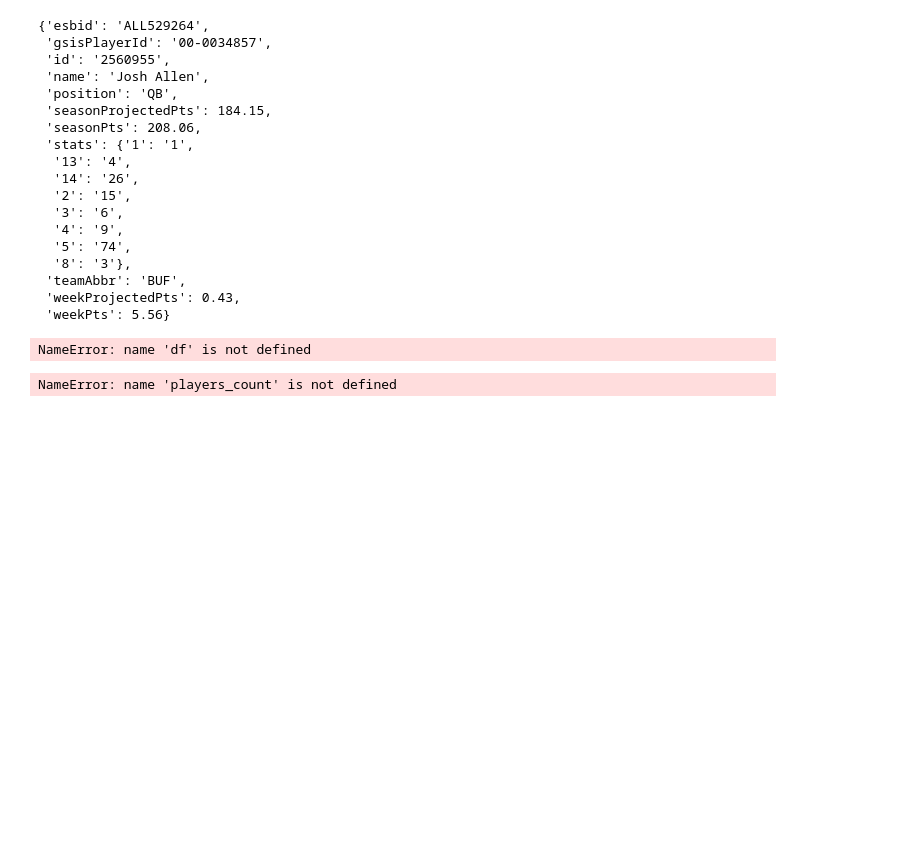
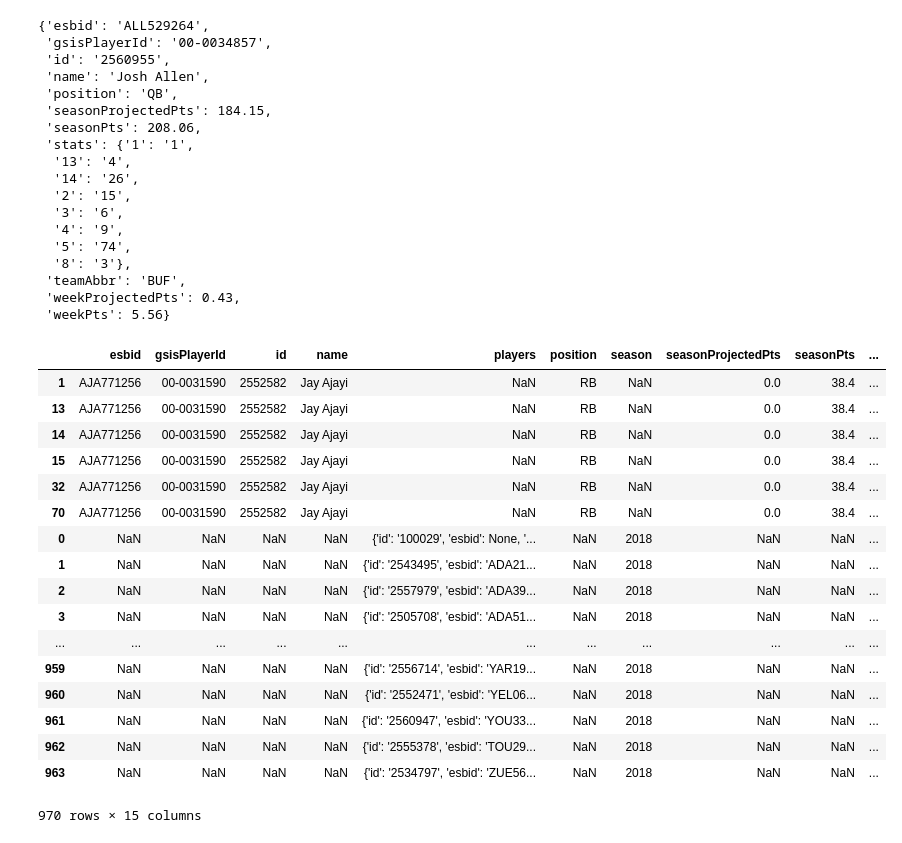
Before and after one commit to Rirvine11/NFLETL, a Jupyter notebook: Untitled3.ipynb, the cells around one changed output. Saved outputs shown, nothing was run; the diff lists cells and outputs as text; code cells hidden in the pictures; blank space fills up the shorter version.

```diff
--- a/Untitled3.ipynb
+++ b/Untitled3.ipynb
@@ -115,13 +115,25 @@ fantasy_dict['week1']['players'][19]
  'teamAbbr': 'BUF',
  'weekProjectedPts': 0.43,
  'weekPts': 5.56}
-# %%
-players_count = pd.DataFrame(df['players']).count()[0]
-# %% [output]
-NameError: name 'df' is not defined
-# %%
-for i in range(players_count):
-    players = pd.DataFrame(df['players'][i])
-# %% [output]
-NameError: name 'players_count' is not defined
+# %%
+pd.concat([pd.DataFrame(fantasy_dict['week1']['players'][10]),fantasy_dict['week1']])
+# %% [output]
+|  | esbid | gsisPlayerId | id | name | players | position | season | seasonProjectedPts | seasonPts | ... |
+| 1 | AJA771256 | 00-0031590 | 2552582 | Jay Ajayi | NaN | RB | NaN | 0.0 | 38.4 | ... |
+| 13 | AJA771256 | 00-0031590 | 2552582 | Jay Ajayi | NaN | RB | NaN | 0.0 | 38.4 | ... |
+| 14 | AJA771256 | 00-0031590 | 2552582 | Jay Ajayi | NaN | RB | NaN | 0.0 | 38.4 | ... |
+| 15 | AJA771256 | 00-0031590 | 2552582 | Jay Ajayi | NaN | RB | NaN | 0.0 | 38.4 | ... |
+| 32 | AJA771256 | 00-0031590 | 2552582 | Jay Ajayi | NaN | RB | NaN | 0.0 | 38.4 | ... |
+| 70 | AJA771256 | 00-0031590 | 2552582 | Jay Ajayi | NaN | RB | NaN | 0.0 | 38.4 | ... |
+| 0 | NaN | NaN | NaN | NaN | {'id': '100029', 'esbid': None, '... | NaN | 2018 | NaN | NaN | ... |
+| 1 | NaN | NaN | NaN | NaN | {'id': '2543495', 'esbid': 'ADA21... | NaN | 2018 | NaN | NaN | ... |
+| 2 | NaN | NaN | NaN | NaN | {'id': '2557979', 'esbid': 'ADA39... | NaN | 2018 | NaN | NaN | ... |
+| 3 | NaN | NaN | NaN | NaN | {'id': '2505708', 'esbid': 'ADA51... | NaN | 2018 | NaN | NaN | ... |
+| ... | ... | ... | ... | ... | ... | ... | ... | ... | ... | ... |
+| 959 | NaN | NaN | NaN | NaN | {'id': '2556714', 'esbid': 'YAR19... | NaN | 2018 | NaN | NaN | ... |
+| 960 | NaN | NaN | NaN | NaN | {'id': '2552471', 'esbid': 'YEL06... | NaN | 2018 | NaN | NaN | ... |
+| 961 | NaN | NaN | NaN | NaN | {'id': '2560947', 'esbid': 'YOU33... | NaN | 2018 | NaN | NaN | ... |
+| 962 | NaN | NaN | NaN | NaN | {'id': '2555378', 'esbid': 'TOU29... | NaN | 2018 | NaN | NaN | ... |
+| 963 | NaN | NaN | NaN | NaN | {'id': '2534797', 'esbid': 'ZUE56... | NaN | 2018 | NaN | NaN | ... |
+970 rows × 15 columns
 # %%
```
Also changed, not shown: parts of 7 cells of this notebook, 2 other files.
